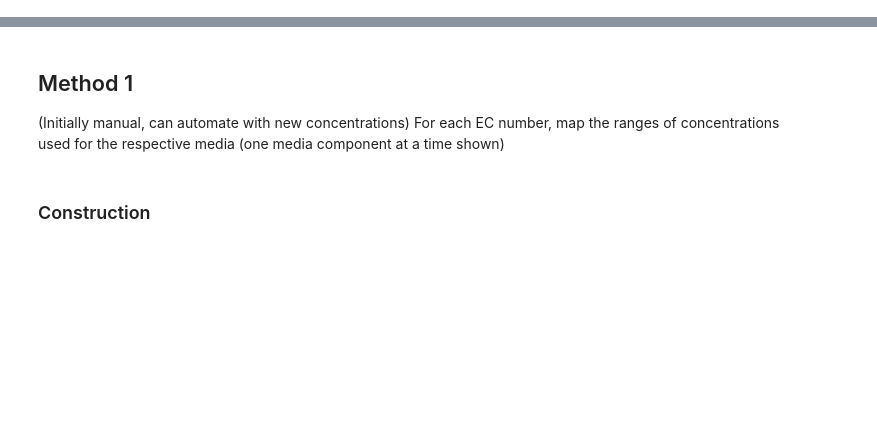
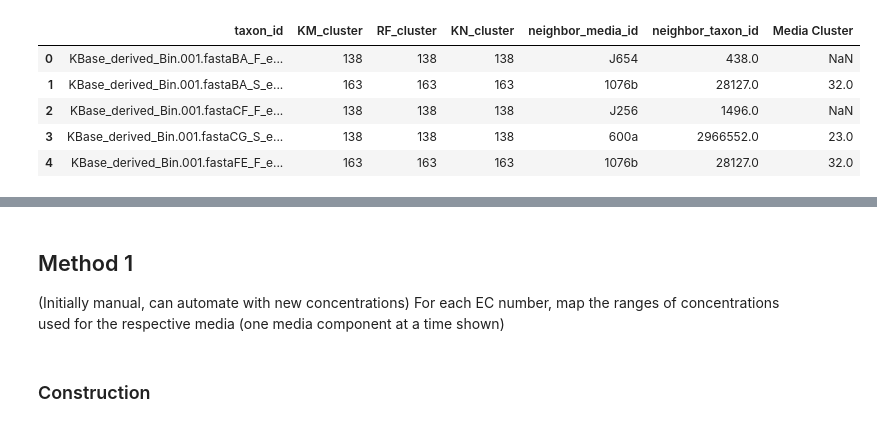
Before and after one commit to giovannellilab/media-prediction, a Jupyter notebook: notebooks/07-Concentration-Mapping.ipynb, the cells around one changed output, grey strips where cells are left out. Cells and saved outputs as stored; diff of their text form; code cells hidden in the pictures; blank space fills up the shorter version.

```diff
--- a/notebooks/07-Concentration-Mapping.ipynb
+++ b/notebooks/07-Concentration-Mapping.ipynb
@@ -8,0 +13,19 @@ DATA_DIR = "~/Desktop/code/data/"
+# %%
+# Model ouptut when K-Neighbors classifier n_neighbors=1
+model = pd.read_csv(os.path.join(DATA_DIR, "one-neighbor-test.csv"))
+
+df = model[["taxon_id", "Test Cluster", "RF Classify", "KNN Classify", "neighbor_media_id", "neighbor_taxon_id", "Media Cluster"]]
+df = df.rename(columns={
+    "Test Cluster": "KM_cluster",
+    "RF Classify": "RF_cluster",
+    "KNN Classify": "KN_cluster"
+})
+
+df.head()
+# %% [output]
+|  | taxon_id | KM_cluster | RF_cluster | KN_cluster | neighbor_media_id | neighbor_taxon_id | Media Cluster |
+| 0 | KBase_derived_Bin.001.fastaBA_F_e... | 138 | 138 | 138 | J654 | 438.0 | NaN |
+| 1 | KBase_derived_Bin.001.fastaBA_S_e... | 163 | 163 | 163 | 1076b | 28127.0 | 32.0 |
+| 2 | KBase_derived_Bin.001.fastaCF_F_e... | 138 | 138 | 138 | J256 | 1496.0 | NaN |
+| 3 | KBase_derived_Bin.001.fastaCG_S_e... | 138 | 138 | 138 | 600a | 2966552.0 | 23.0 |
+| 4 | KBase_derived_Bin.001.fastaFE_F_e... | 163 | 163 | 163 | 1076b | 28127.0 | 32.0 |
```
Also changed, not shown: parts of 3 cells of this notebook.
